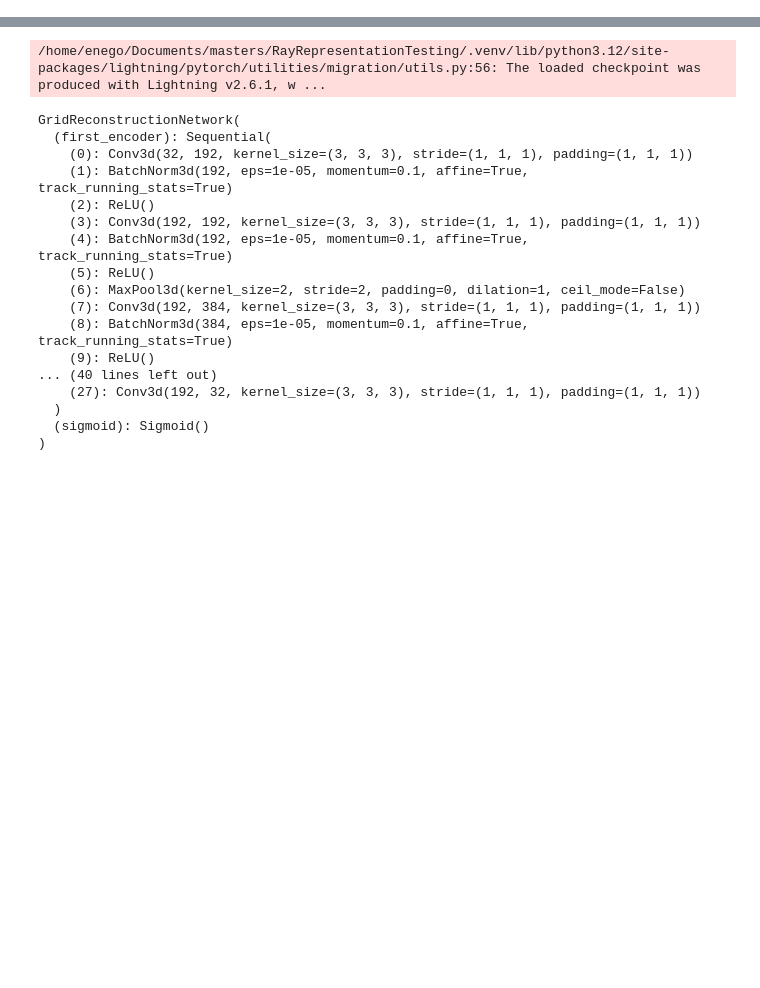
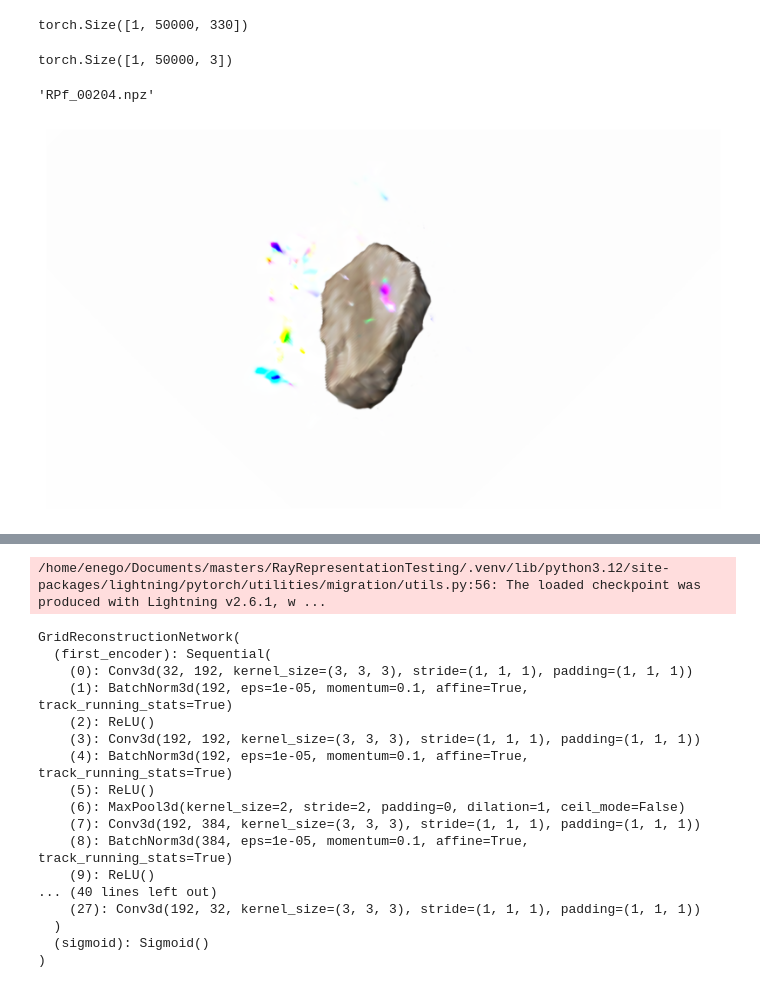
Before and after one commit to EnegoComley/RayRepresentationTesting, a Jupyter notebook: InterpolatableGridReconstructionTesting.ipynb, the cells around one changed output, grey strips where cells are left out. Saved outputs shown, nothing was run; the diff lists cells and outputs as text; code cells hidden in the pictures; blank space fills up the shorter version.

Commit message:
Added ray loss to interpolatable grid reconstruction.

```diff
--- a/InterpolatableGridReconstructionTesting.ipynb
+++ b/InterpolatableGridReconstructionTesting.ipynb
@@ -34,0 +41,7 @@ device = torch.device("cuda:0" if torch.cuda.is_available() else "cpu")
+# %%
+test_dataloader = dataset_loader.test_dataloader()
+# %%
+grid, opacity_multiplier, blank_edge_rays_o, blank_edge_rays_d, rgb_rays_o, rgb_rays_d, rgb_rays_c = next(iter(test_dataloader))
+xyz_sampled, z_vals, ray_valid = ray_manager.sample_ray(blank_edge_rays_o, blank_edge_rays_d)
+density_grid = grid[:, :96]
+colour_grid = grid[:, 96:]
@@ -34,0 +68,12 @@ device = torch.device("cuda:0" if torch.cuda.is_available() else "cpu")
+# %%
+weight = ray_manager.get_opacity_weight(xyz_sampled, density_grid, ray_valid, z_vals)
+# %%
+weight.shape
+# %% [output]
+torch.Size([1, 50000, 330])
+# %%
+rgbs = ray_manager.get_colour(xyz_sampled, colour_grid, weight, False)
+# %%
+rgbs.shape
+# %% [output]
+torch.Size([1, 50000, 3])
@@ -34,0 +158,8 @@ device = torch.device("cuda:0" if torch.cuda.is_available() else "cpu")
+# %%
+test_dataloader.dataset.piece_names[0]
+# %% [output]
+'RPf_00204.npz'
+# %%
+visualise_sample_pose("SamplePose5", density_grid.to(device), colour_grid.to(device), save_name = "testPose5Output.png")
+# %% [output]
+[figure, added]
```
Also changed, not shown: parts of 18 cells of this notebook, 2 other files.
